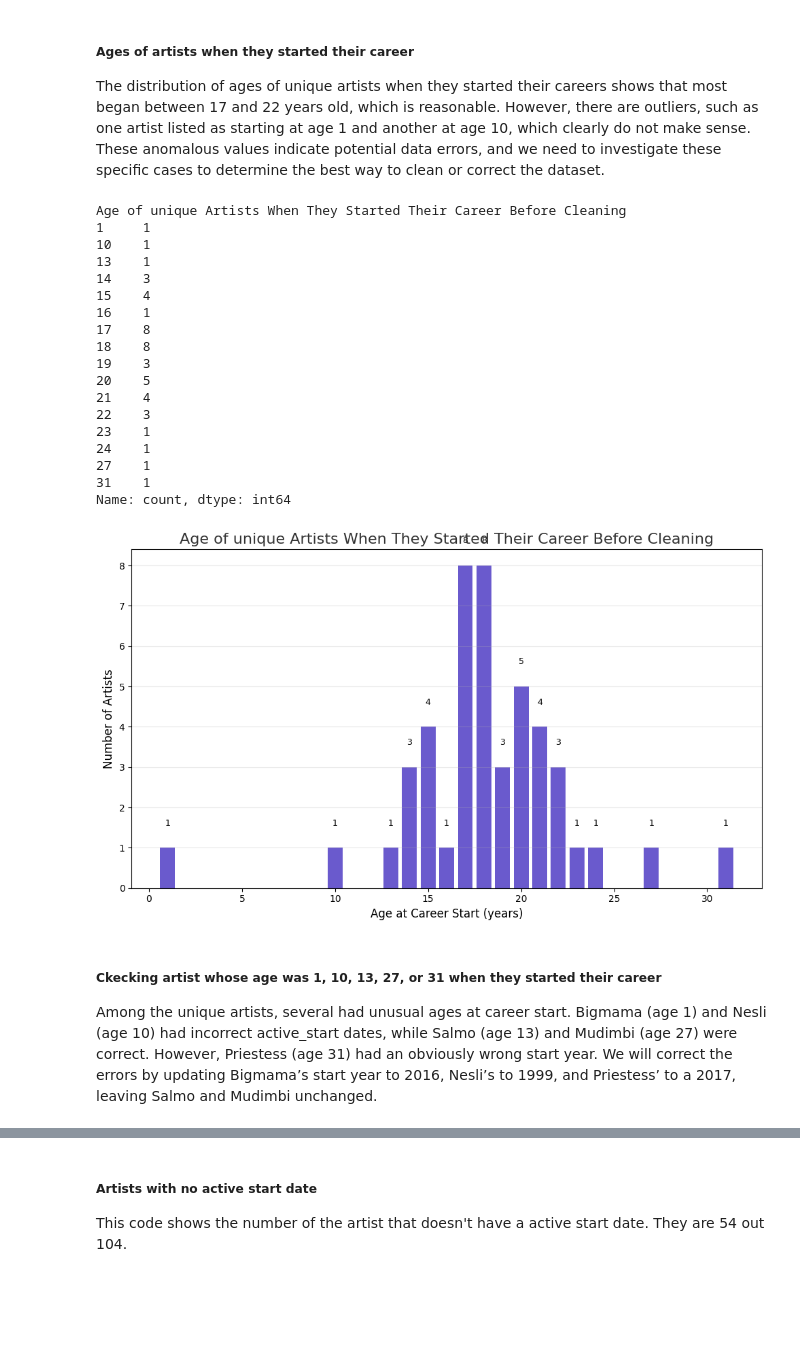
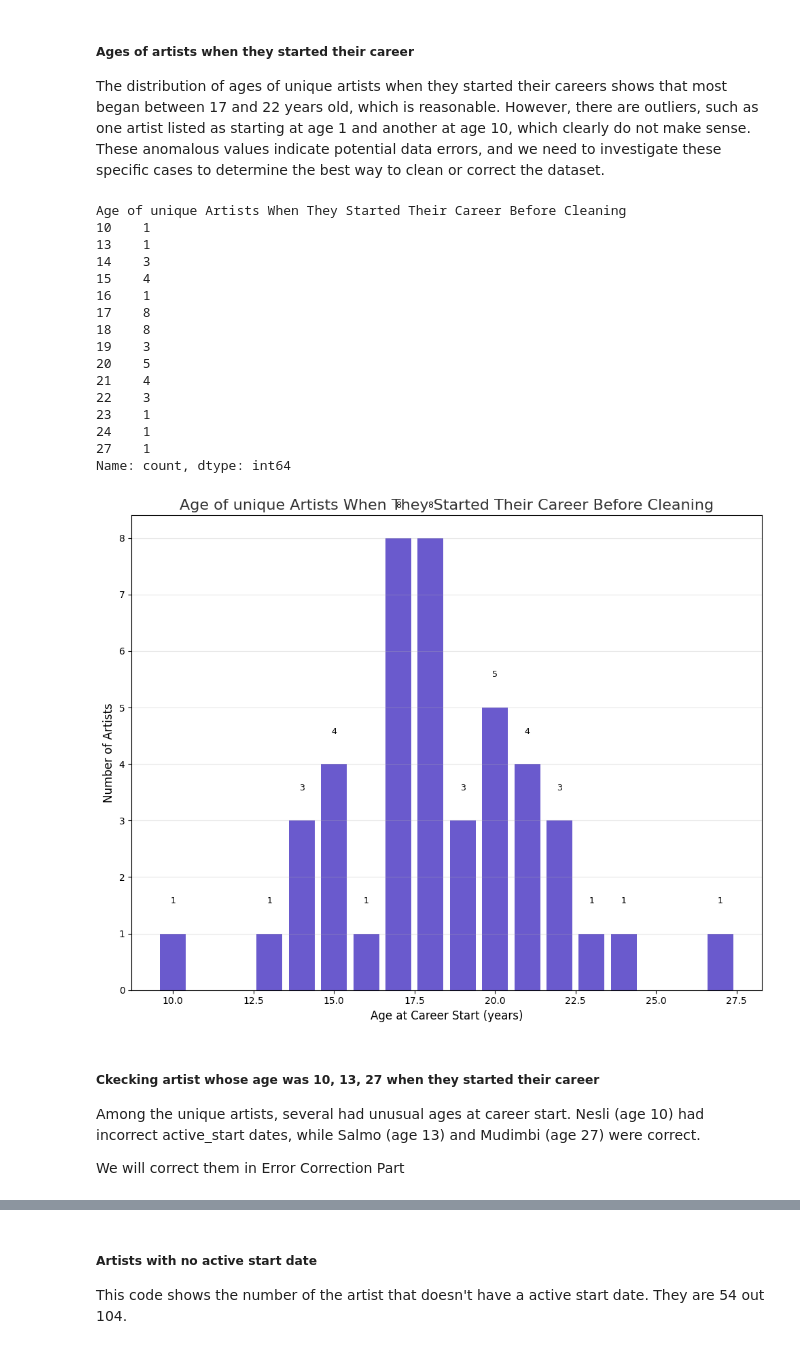
Before and after one commit to MichelaFaella/data_mining_project, a Jupyter notebook: data_understanding.ipynb, the cells around one changed output, grey strips where cells are left out. Drawn from its saved outputs; the diff is of its cells as text; code cells hidden in the pictures; blank space fills up the shorter version.

```diff
--- a/data_understanding.ipynb
+++ b/data_understanding.ipynb
@@ -1004,7 +980,7 @@ print('After')
 # Fix Priestess' incorrect description and active_start date
 df.loc[df['name'].str.lower() == 'priestess', ['description', 'active_start']] = [
     'cantante e rapper italiana',
-    '2027-01-01'
+    '2017-01-01'
 ]
 
 # Verify the update
@@ -1469,7 +1338,7 @@ def plot_age_at_career_start(df, title, birth_col='birth_date', active_col='acti
     print(age_counts)
 
     # --- Plot ---
-    plt.figure(figsize=(10, 6))
+    plt.figure(figsize=(10, 8))
     bars = plt.bar(age_counts.index, age_counts.values, color="#6A5ACD")
 
     # --- Add counts on top of each bar ---
@@ -1477,40 +1346,40 @@ def plot_age_at_career_start(df, title, birth_col='birth_date', active_col='acti
         height = bar.get_height()
         plt.text(bar.get_x() + bar.get_width() / 2, height + 0.5, f'{int(height)}',
                  ha='center', va='bottom', fontsize=9)
 
     plt.title(title, fontsize=16, color="#333")
     plt.xlabel("Age at Career Start (years)", fontsize=12)
     plt.ylabel("Number of Artists", fontsize=12)
     plt.grid(alpha=0.3, axis='y')
     plt.tight_layout()
     plt.show()
 
 
 plot_age_at_career_start(df,'Age of unique Artists When They Started Their Career Before Cleaning')
 # %% [output]
 Age of unique Artists When They Started Their Career Before Cleaning
-1     1
 10    1
 13    1
 14    3
 15    4
 16    1
 17    8
 18    8
 19    3
 20    5
 21    4
 22    3
 23    1
 24    1
 27    1
-31    1
 Name: count, dtype: int64
-[figure, old version]
+[figure, new version]
 # %% [markdown]
-##### Ckecking artist whose age was 1, 10, 13, 27, or 31 when they started their career
+##### Ckecking artist whose age was 10, 13, 27 when they started their career
 
-Among the unique artists, several had unusual ages at career start. Bigmama (age 1) and Nesli (age 10) had incorrect active_start dates, while Salmo (age 13) and Mudimbi (age 27) were correct. However, Priestess (age 31) had an obviously wrong start year. We will correct the errors by updating Bigmama’s start year to 2016, Nesli’s to 1999, and Priestess’ to a 2017, leaving Salmo and Mudimbi unchanged.
+Among the unique artists, several had unusual ages at career start.  Nesli (age 10) had incorrect active_start dates, while Salmo (age 13) and Mudimbi (age 27) were correct.
+
+We will correct them in Error Correction Part
 # %%
 # Calculate age at career start without adding a column
 ages = df['active_start'].dt.year - df['birth_date'].dt.year
```
Also changed, not shown: parts of 120 cells of this notebook.
